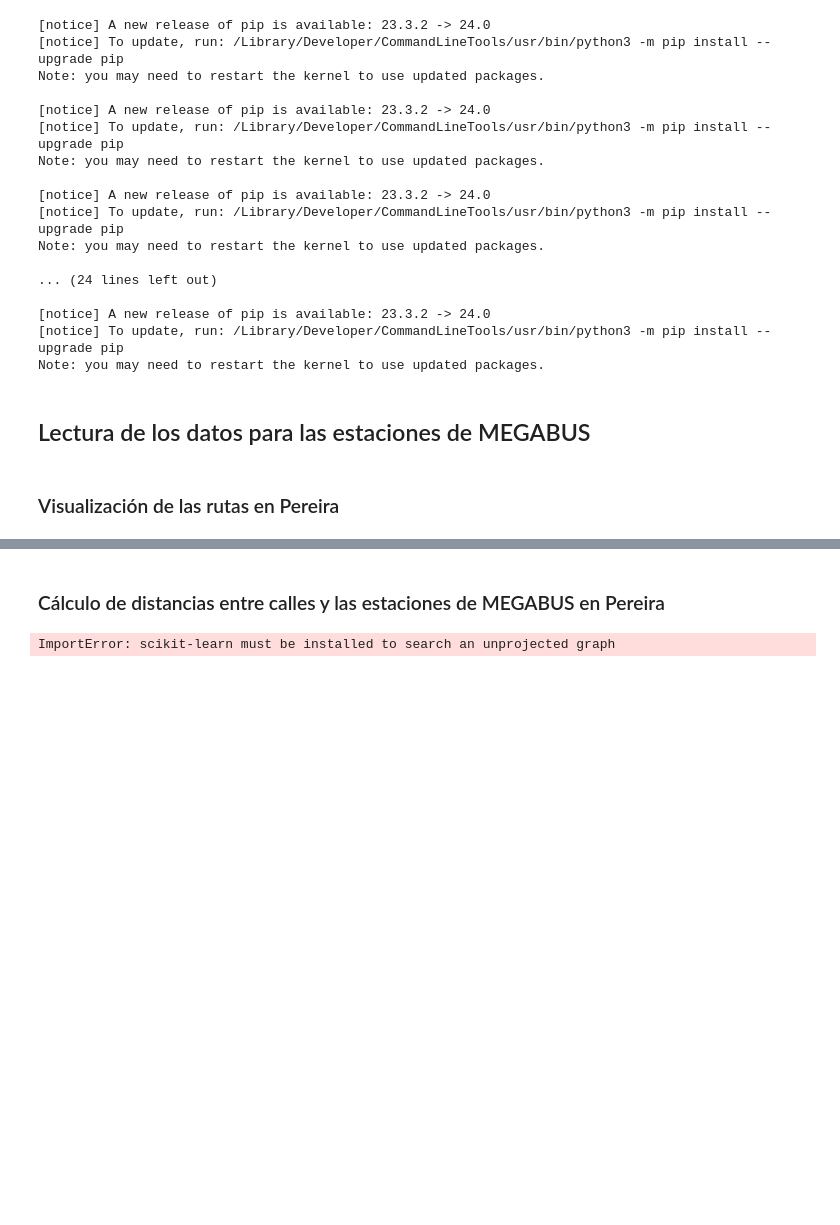
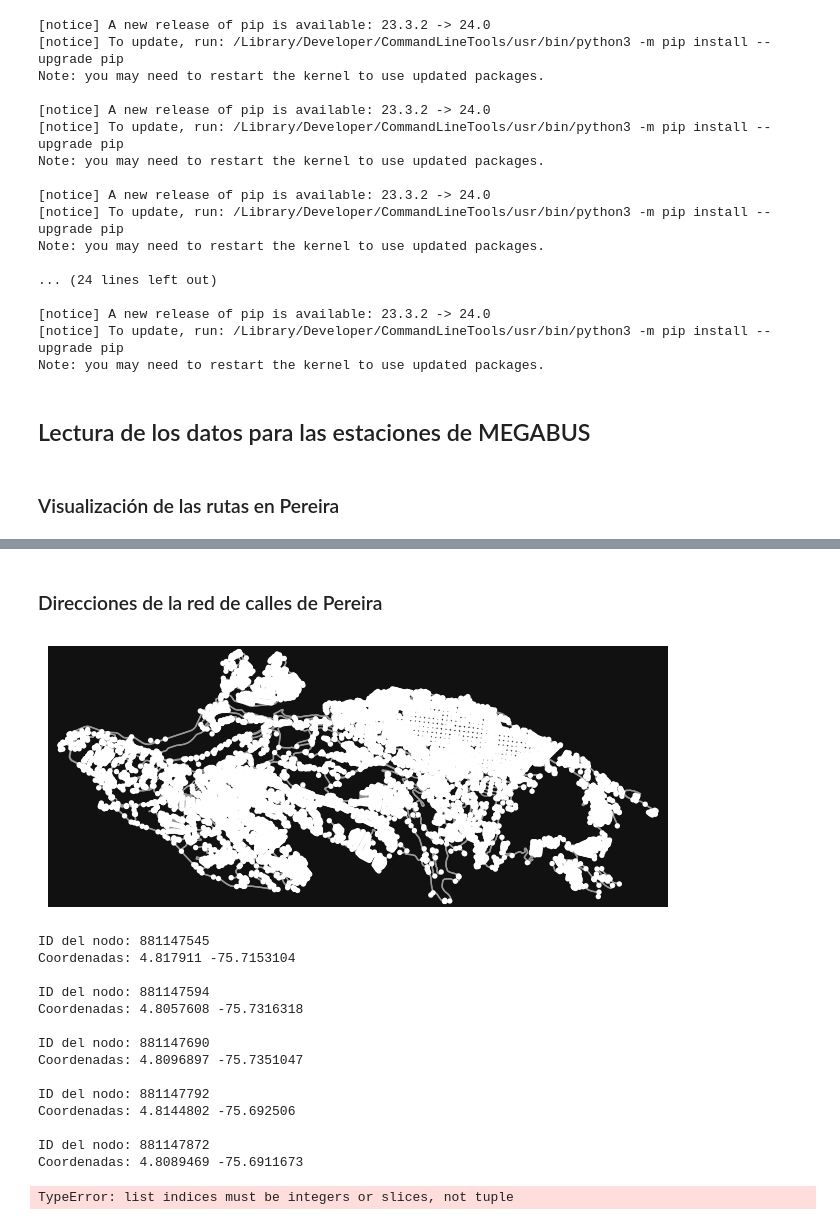
Before and after one commit to MateoG404/optimizacion_proyecto, a Jupyter notebook: data_visualization.ipynb, the cells around one changed output, grey strips where cells are left out. Saved outputs shown, nothing was run; the diff lists cells and outputs as text; code cells hidden in the pictures; blank space fills up the shorter version.

Commit message:
feat: Use OSMNX to download the geolocalitation streets

```diff
--- a/data_visualization.ipynb
+++ b/data_visualization.ipynb
@@ -62,24 +63,45 @@ mapa_pereira
 # %% [output]
 [interactive output not drawn]
 # %% [markdown]
-### Cálculo de distancias entre calles y las estaciones de MEGABUS en Pereira
+### Direcciones de la red de calles de Pereira
-# %%
-import osmnx as ox
-import folium
-import geopandas as gpd
-import networkx as nx
-from shapely.geometry import Point
-
-# Cargar datos de las estaciones de Megabus
-estaciones = gpd.read_file("./data/Estaciones MEGABUS.geojson")
-
-# Definir el sistema de coordenadas apropiado para Pereira (WGS 84)
-crs_pereira = {'init': 'epsg:4326'}
-
-# Proyectar las geometrías de las estaciones al sistema de coordenadas adecuado
-estaciones = estaciones.to_crs(crs_pereira)
-
-# Descargar el gráfico de la red de calles de Pereira
-graph = ox.graph_from_place('Pereira, Colombia', network_type='drive')
-# %% [output]
-ImportError: scikit-learn must be installed to search an unprojected graph
+# %%
+import osmnx as ox
+
+# Definir la ubicación ( Pereira, Colombia)
+ubicacion = "Pereira, Colombia"
+
+# Descargar el gráfico de la red de calles de Pereira
+graph = ox.graph_from_place(ubicacion, network_type='all')
+
+# Visualizar el gráfico de la red de calles
+ox.plot_graph(graph)
+
+# Obtener las coordenadas de los nodos (intersecciones) en el gráfico
+nodos = list(graph.nodes(data=True))
+
+# Imprimir las coordenadas de los primeros 5 nodos
+for nodo in nodos[:5]:
+    print("ID del nodo:", nodo[0])
+    print("Coordenadas:", nodo[1]['y'], nodo[1]['x'])
+    print()
+# %% [output]
+[figure, added]
+ID del nodo: 881147545
+Coordenadas: 4.817911 -75.7153104
+
+ID del nodo: 881147594
+Coordenadas: 4.8057608 -75.7316318
+
+ID del nodo: 881147690
+Coordenadas: 4.8096897 -75.7351047
+
+ID del nodo: 881147792
+Coordenadas: 4.8144802 -75.692506
+
+ID del nodo: 881147872
+Coordenadas: 4.8089469 -75.6911673
+# %%
+for i in nodos :
+    print(i)
+# %% [output]
+TypeError: list indices must be integers or slices, not tuple
```
Also changed, not shown: parts of 2 cells of this notebook, 2 other files.
